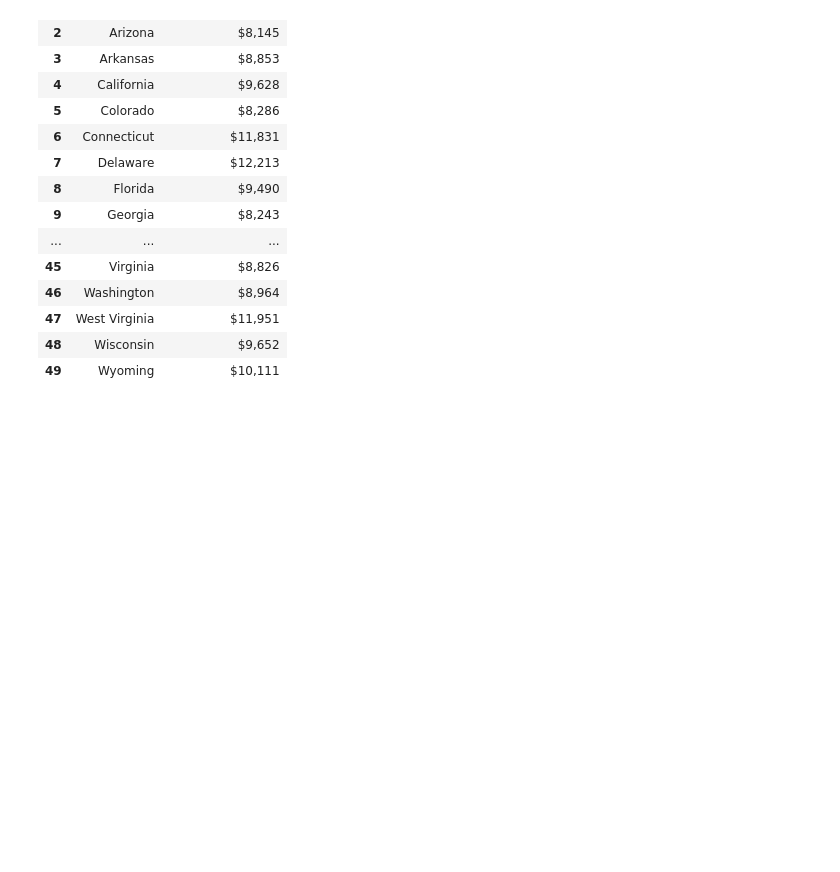
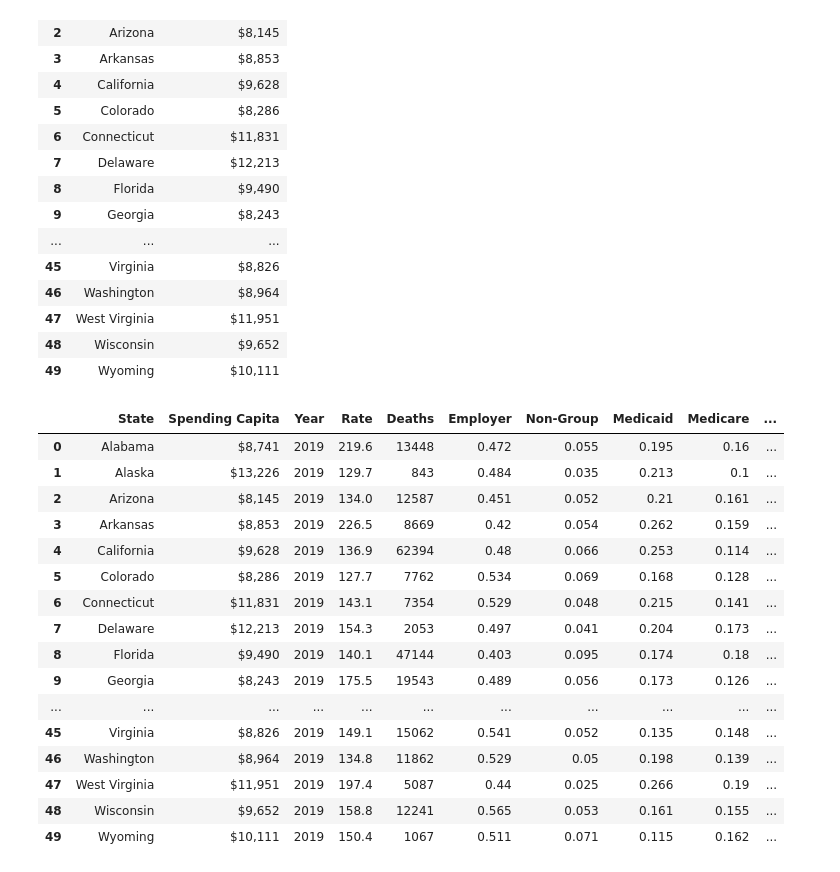
Before and after one commit to alejfxguti/Heart_Disease_Mortality_by_State, a Jupyter notebook: project_1_group3.ipynb, the cells around one changed output. Saved outputs shown, nothing was run; the diff lists cells and outputs as text; code cells hidden in the pictures; blank space fills up the shorter version.

```diff
--- a/project_1_group3.ipynb
+++ b/project_1_group3.ipynb
@@ -256,3 +261,28 @@ expenditures_capita_df
 | 47 | West Virginia | $11,951 |
 | 48 | Wisconsin | $9,652 |
 | 49 | Wyoming | $10,111 |
+# %%
+## Merging
+
+# Merging insurance_coverage_df to heart_mortality_df to expenditures_capita_df on 2 steps
+merge1_df = pd.merge(expenditures_capita_df,heart_mortality_df, how="left", on="State")
+state_heart_decease_df = pd.merge(merge1_df,insurance_coverage_df, how="left", on="State")
+state_heart_decease_df
+# %% [output]
+|  | State | Spending Capita | Year | Rate | Deaths | Employer | Non-Group | Medicaid | Medicare | ... |
+| 0 | Alabama | $8,741 | 2019 | 219.6 | 13448 | 0.472 | 0.055 | 0.195 | 0.16 | ... |
+| 1 | Alaska | $13,226 | 2019 | 129.7 | 843 | 0.484 | 0.035 | 0.213 | 0.1 | ... |
+| 2 | Arizona | $8,145 | 2019 | 134.0 | 12587 | 0.451 | 0.052 | 0.21 | 0.161 | ... |
+| 3 | Arkansas | $8,853 | 2019 | 226.5 | 8669 | 0.42 | 0.054 | 0.262 | 0.159 | ... |
+| 4 | California | $9,628 | 2019 | 136.9 | 62394 | 0.48 | 0.066 | 0.253 | 0.114 | ... |
+| 5 | Colorado | $8,286 | 2019 | 127.7 | 7762 | 0.534 | 0.069 | 0.168 | 0.128 | ... |
+| 6 | Connecticut | $11,831 | 2019 | 143.1 | 7354 | 0.529 | 0.048 | 0.215 | 0.141 | ... |
+| 7 | Delaware | $12,213 | 2019 | 154.3 | 2053 | 0.497 | 0.041 | 0.204 | 0.173 | ... |
+| 8 | Florida | $9,490 | 2019 | 140.1 | 47144 | 0.403 | 0.095 | 0.174 | 0.18 | ... |
+| 9 | Georgia | $8,243 | 2019 | 175.5 | 19543 | 0.489 | 0.056 | 0.173 | 0.126 | ... |
+| ... | ... | ... | ... | ... | ... | ... | ... | ... | ... | ... |
+| 45 | Virginia | $8,826 | 2019 | 149.1 | 15062 | 0.541 | 0.052 | 0.135 | 0.148 | ... |
+| 46 | Washington | $8,964 | 2019 | 134.8 | 11862 | 0.529 | 0.05 | 0.198 | 0.139 | ... |
+| 47 | West Virginia | $11,951 | 2019 | 197.4 | 5087 | 0.44 | 0.025 | 0.266 | 0.19 | ... |
+| 48 | Wisconsin | $9,652 | 2019 | 158.8 | 12241 | 0.565 | 0.053 | 0.161 | 0.155 | ... |
+| 49 | Wyoming | $10,111 | 2019 | 150.4 | 1067 | 0.511 | 0.071 | 0.115 | 0.162 | ... |
```
Also changed, not shown: parts of 1 cell of this notebook.
